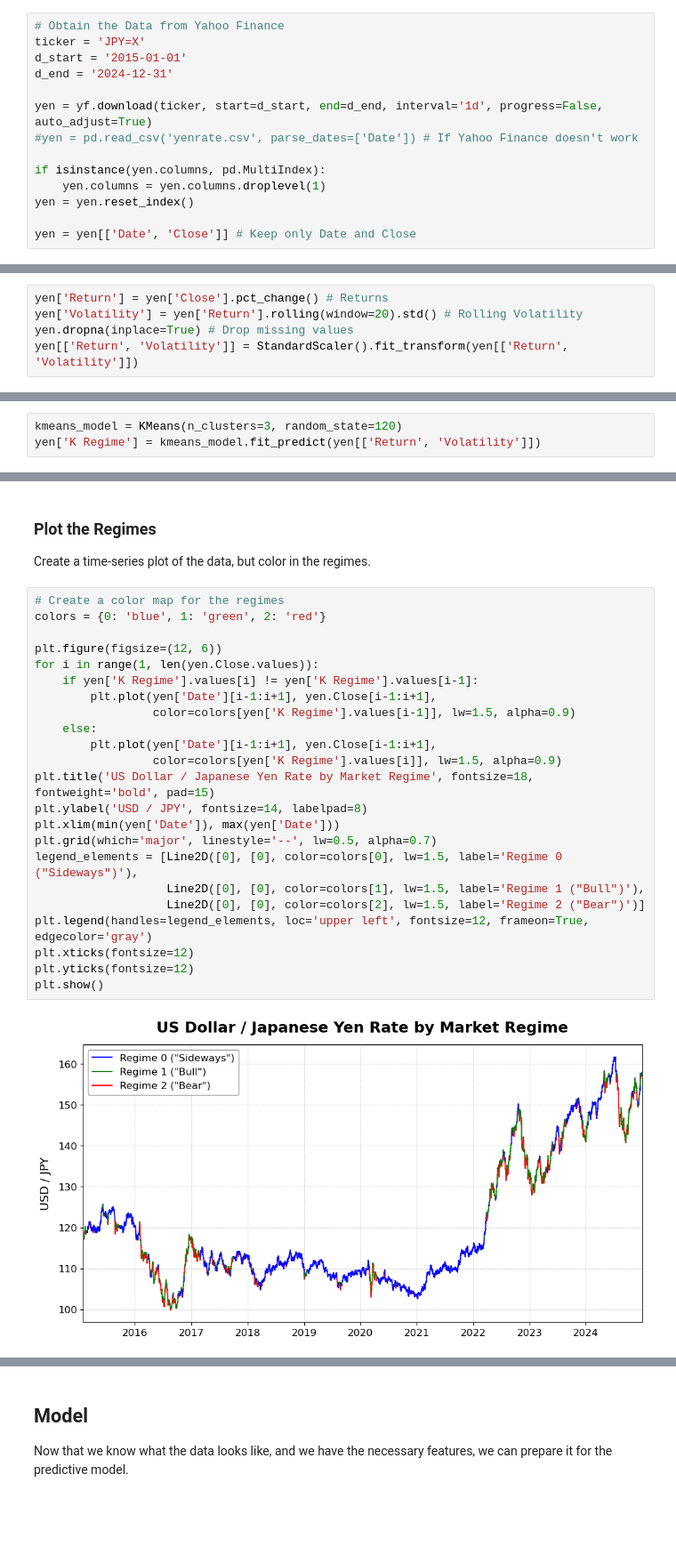
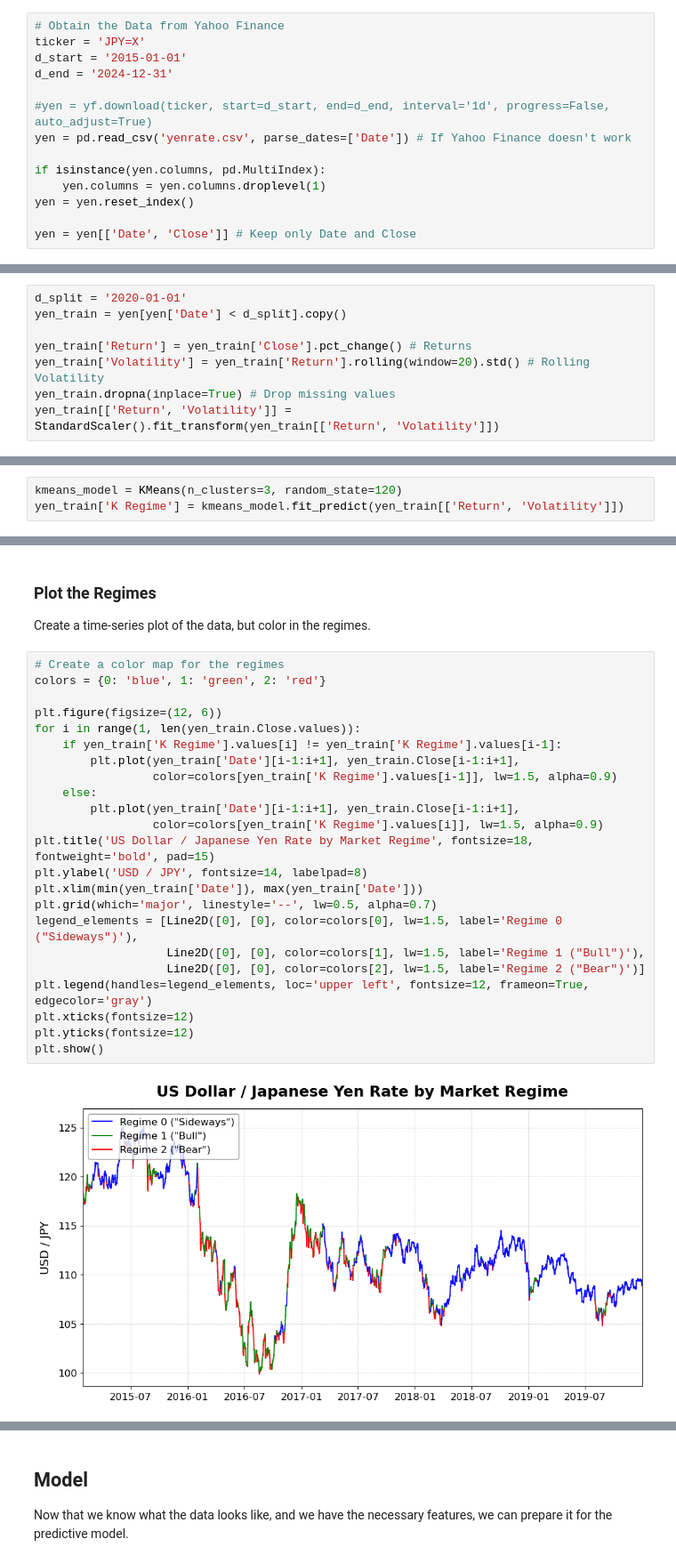
Before and after one commit to estasz/USDJPY-Quant-Trader, a Jupyter notebook: USDJPY.ipynb, the cells around one changed output, grey strips where cells are left out. Shown at 89% size. Cells and saved outputs as stored; diff of their text form; blank space fills up the shorter version.

```diff
--- a/USDJPY.ipynb
+++ b/USDJPY.ipynb
@@ -47,8 +52,8 @@ ticker = 'JPY=X'
 d_start = '2015-01-01'
 d_end = '2024-12-31'
 
-yen = yf.download(ticker, start=d_start, end=d_end, interval='1d', progress=False, auto_adjust=True)
-#yen = pd.read_csv('yenrate.csv', parse_dates=['Date']) # If Yahoo Finance doesn't work
+#yen = yf.download(ticker, start=d_start, end=d_end, interval='1d', progress=False, auto_adjust=True)
+yen = pd.read_csv('yenrate.csv', parse_dates=['Date']) # If Yahoo Finance doesn't work
 
 if isinstance(yen.columns, pd.MultiIndex):
     yen.columns = yen.columns.droplevel(1)
@@ -106,8 +111,11 @@ To implement regime detection, we can look at grouping the datapoints by return
 
 Calculate the return as the percentage change from the previous day's return, and the volatility as the rolling volatility of a window of 20 days.
-# %%
-yen['Return'] = yen['Close'].pct_change() # Returns
-yen['Volatility'] = yen['Return'].rolling(window=20).std() # Rolling Volatility
-yen.dropna(inplace=True) # Drop missing values
-yen[['Return', 'Volatility']] = StandardScaler().fit_transform(yen[['Return', 'Volatility']])
+# %%
+d_split = '2020-01-01'
+yen_train = yen[yen['Date'] < d_split].copy()
+
+yen_train['Return'] = yen_train['Close'].pct_change() # Returns
+yen_train['Volatility'] = yen_train['Return'].rolling(window=20).std() # Rolling Volatility
+yen_train.dropna(inplace=True) # Drop missing values
+yen_train[['Return', 'Volatility']] = StandardScaler().fit_transform(yen_train[['Return', 'Volatility']])
 # %%
@@ -178,7 +186,7 @@ Looking at the plot, it can be observed that the optimal number of clusters is 3
 Now we can fit the $k$-means model with the optimal number of clusters ($k$).
 # %%
 kmeans_model = KMeans(n_clusters=3, random_state=120)
-yen['K Regime'] = kmeans_model.fit_predict(yen[['Return', 'Volatility']])
+yen_train['K Regime'] = kmeans_model.fit_predict(yen_train[['Return', 'Volatility']])
 # %% [markdown]
 Plot the returns compared to volatility colored by market regime.
 # %%
@@ -283,26 +274,26 @@ Create a time-series plot of the data, but color in the regimes.
 # %%
 # Create a color map for the regimes
 colors = {0: 'blue', 1: 'green', 2: 'red'}
 
 plt.figure(figsize=(12, 6))
-for i in range(1, len(yen.Close.values)):
-    if yen['K Regime'].values[i] != yen['K Regime'].values[i-1]:
-        plt.plot(yen['Date'][i-1:i+1], yen.Close[i-1:i+1],
-                 color=colors[yen['K Regime'].values[i-1]], lw=1.5, alpha=0.9)
+for i in range(1, len(yen_train.Close.values)):
+    if yen_train['K Regime'].values[i] != yen_train['K Regime'].values[i-1]:
+        plt.plot(yen_train['Date'][i-1:i+1], yen_train.Close[i-1:i+1],
+                 color=colors[yen_train['K Regime'].values[i-1]], lw=1.5, alpha=0.9)
     else:
-        plt.plot(yen['Date'][i-1:i+1], yen.Close[i-1:i+1],
-                 color=colors[yen['K Regime'].values[i]], lw=1.5, alpha=0.9)
+        plt.plot(yen_train['Date'][i-1:i+1], yen_train.Close[i-1:i+1],
+                 color=colors[yen_train['K Regime'].values[i]], lw=1.5, alpha=0.9)
 plt.title('US Dollar / Japanese Yen Rate by Market Regime', fontsize=18, fontweight='bold', pad=15)
 plt.ylabel('USD / JPY', fontsize=14, labelpad=8)
-plt.xlim(min(yen['Date']), max(yen['Date']))
+plt.xlim(min(yen_train['Date']), max(yen_train['Date']))
 plt.grid(which='major', linestyle='--', lw=0.5, alpha=0.7)
 legend_elements = [Line2D([0], [0], color=colors[0], lw=1.5, label='Regime 0 ("Sideways")'),
                    Line2D([0], [0], color=colors[1], lw=1.5, label='Regime 1 ("Bull")'),
                    Line2D([0], [0], color=colors[2], lw=1.5, label='Regime 2 ("Bear")')]
 plt.legend(handles=legend_elements, loc='upper left', fontsize=12, frameon=True, edgecolor='gray')
 plt.xticks(fontsize=12)
 plt.yticks(fontsize=12)
 plt.show()
 # %% [output]
-[figure, old version]
+[figure, new version]
 # %% [markdown]
```
Also changed, not shown: parts of 43 cells of this notebook.
